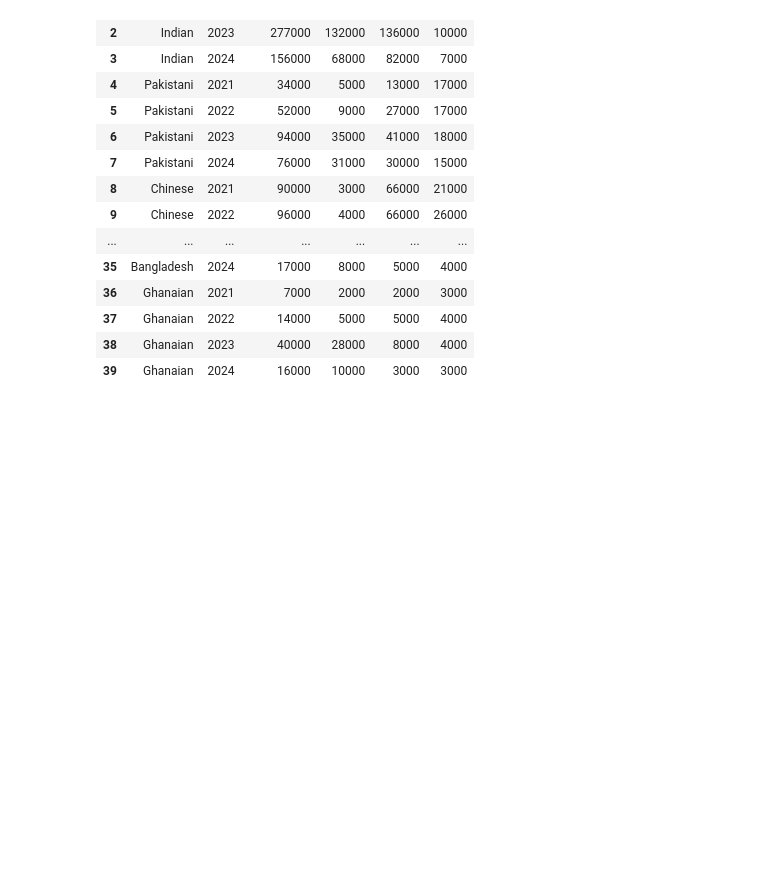
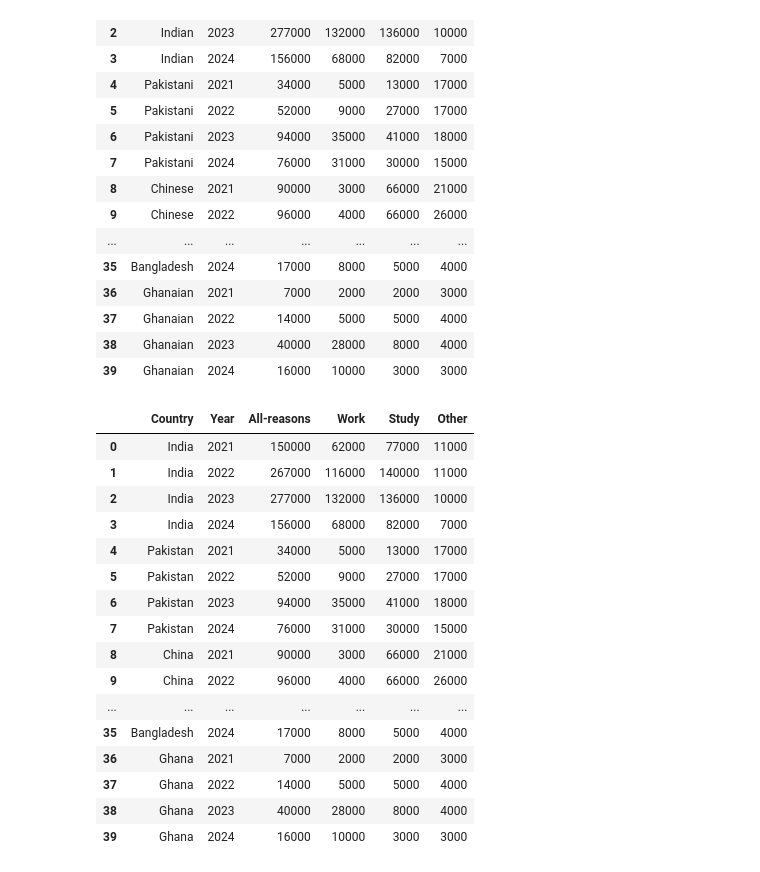
Before and after one commit to esencela/uk-immigration-data-analysis, a Jupyter notebook: notebooks/data-cleaning.ipynb, the cells around one changed output. Cells and saved outputs as stored; diff of their text form; code cells hidden in the pictures; blank space fills up the shorter version.

```diff
--- a/notebooks/data-cleaning.ipynb
+++ b/notebooks/data-cleaning.ipynb
@@ -84,5 +84,26 @@ df_country['Nationality'] = df_country['Nationality'].replace('Ukranian', 'Ukrai
 df_country['Nationality'] = df_country['Nationality'].replace('Zimbabwean', 'Zimbabwe')
 df_country['Nationality'] = df_country['Nationality'].replace('Nepalese', 'Nepal')
 df_country['Nationality'] = df_country['Nationality'].replace('Ghanaian', 'Ghana')
+# %%
+df_country = df_country.rename(columns={'Nationality': 'Country'})
+df_country
+# %% [output]
+|  | Country | Year | All-reasons | Work | Study | Other |
+| 0 | India | 2021 | 150000 | 62000 | 77000 | 11000 |
+| 1 | India | 2022 | 267000 | 116000 | 140000 | 11000 |
+| 2 | India | 2023 | 277000 | 132000 | 136000 | 10000 |
+| 3 | India | 2024 | 156000 | 68000 | 82000 | 7000 |
+| 4 | Pakistan | 2021 | 34000 | 5000 | 13000 | 17000 |
+| 5 | Pakistan | 2022 | 52000 | 9000 | 27000 | 17000 |
+| 6 | Pakistan | 2023 | 94000 | 35000 | 41000 | 18000 |
+| 7 | Pakistan | 2024 | 76000 | 31000 | 30000 | 15000 |
+| 8 | China | 2021 | 90000 | 3000 | 66000 | 21000 |
+| 9 | China | 2022 | 96000 | 4000 | 66000 | 26000 |
+| ... | ... | ... | ... | ... | ... | ... |
+| 35 | Bangladesh | 2024 | 17000 | 8000 | 5000 | 4000 |
+| 36 | Ghana | 2021 | 7000 | 2000 | 2000 | 3000 |
+| 37 | Ghana | 2022 | 14000 | 5000 | 5000 | 4000 |
+| 38 | Ghana | 2023 | 40000 | 28000 | 8000 | 4000 |
+| 39 | Ghana | 2024 | 16000 | 10000 | 3000 | 3000 |
 # %%
 df_country.to_csv('../data/immigration-by-country.csv', index=False)
```
Also changed, not shown: parts of 8 cells of this notebook, 1 other file.
